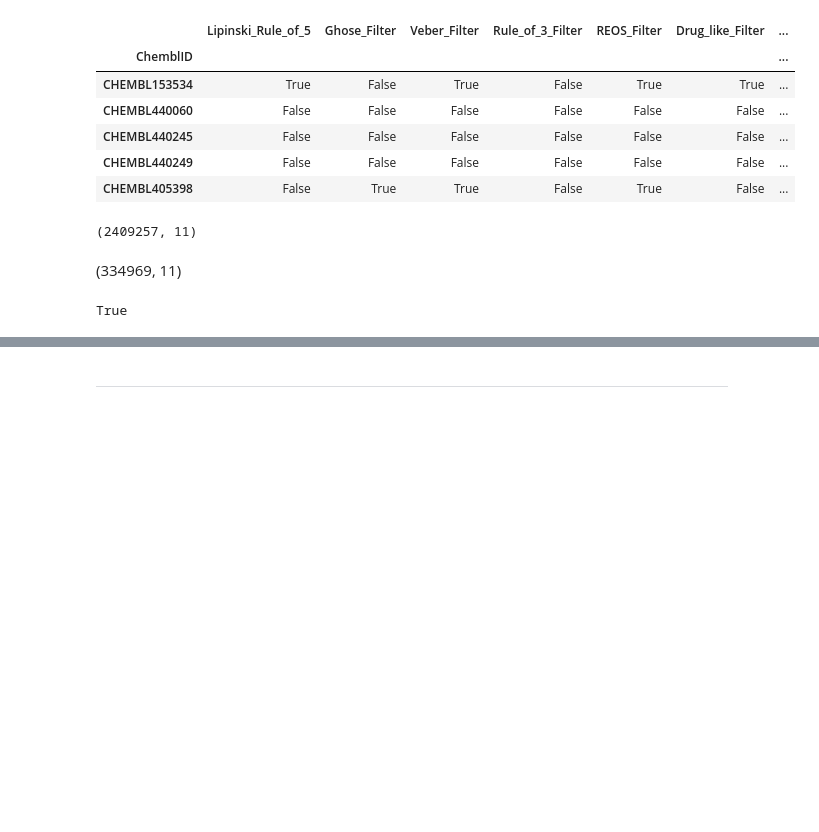
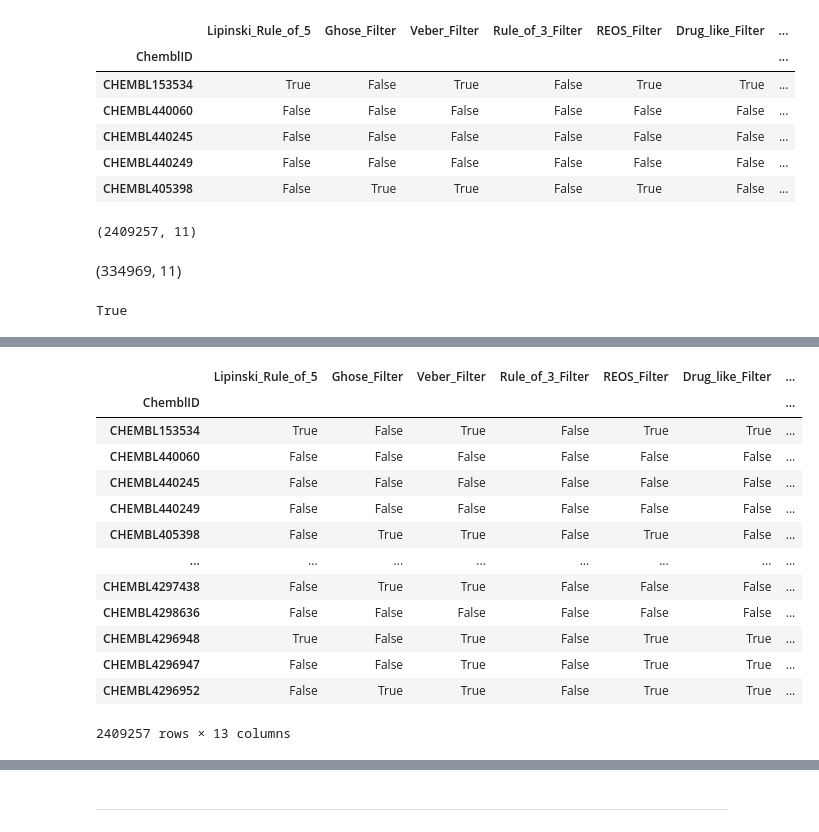
Before and after one commit to SleepDealler/In-Silco-Screening-and-Generating-for-TrmD-Inhibitors, a Jupyter notebook: notebooks/initial-screening-results-analysis.ipynb, the cells around one changed output, grey strips where cells are left out. Saved outputs shown, nothing was run; the diff lists cells and outputs as text; code cells hidden in the pictures; blank space fills up the shorter version.

```diff
--- a/notebooks/initial-screening-results-analysis.ipynb
+++ b/notebooks/initial-screening-results-analysis.ipynb
@@ -63,0 +88,18 @@ filtered_df = df[df.apply(filter_fn, axis=1)]
+# %%
+df_combined = df.join(df_admet, lsuffix="_df", rsuffix="_admet")
+df_combined
+# %% [output]
+|  | Lipinski_Rule_of_5 | Ghose_Filter | Veber_Filter | Rule_of_3_Filter | REOS_Filter | Drug_like_Filter | ... |
+| ChemblID |  |  |  |  |  |  | ... |
+| CHEMBL153534 | True | False | True | False | True | True | ... |
+| CHEMBL440060 | False | False | False | False | False | False | ... |
+| CHEMBL440245 | False | False | False | False | False | False | ... |
+| CHEMBL440249 | False | False | False | False | False | False | ... |
+| CHEMBL405398 | False | True | True | False | True | False | ... |
+| ... | ... | ... | ... | ... | ... | ... | ... |
+| CHEMBL4297438 | False | True | True | False | False | False | ... |
+| CHEMBL4298636 | False | False | False | False | False | False | ... |
+| CHEMBL4296948 | True | False | True | False | True | True | ... |
+| CHEMBL4296947 | False | False | True | False | True | True | ... |
+| CHEMBL4296952 | False | True | True | False | True | True | ... |
+2409257 rows × 13 columns
```
Also changed, not shown: parts of 19 cells of this notebook, 2 other files.
